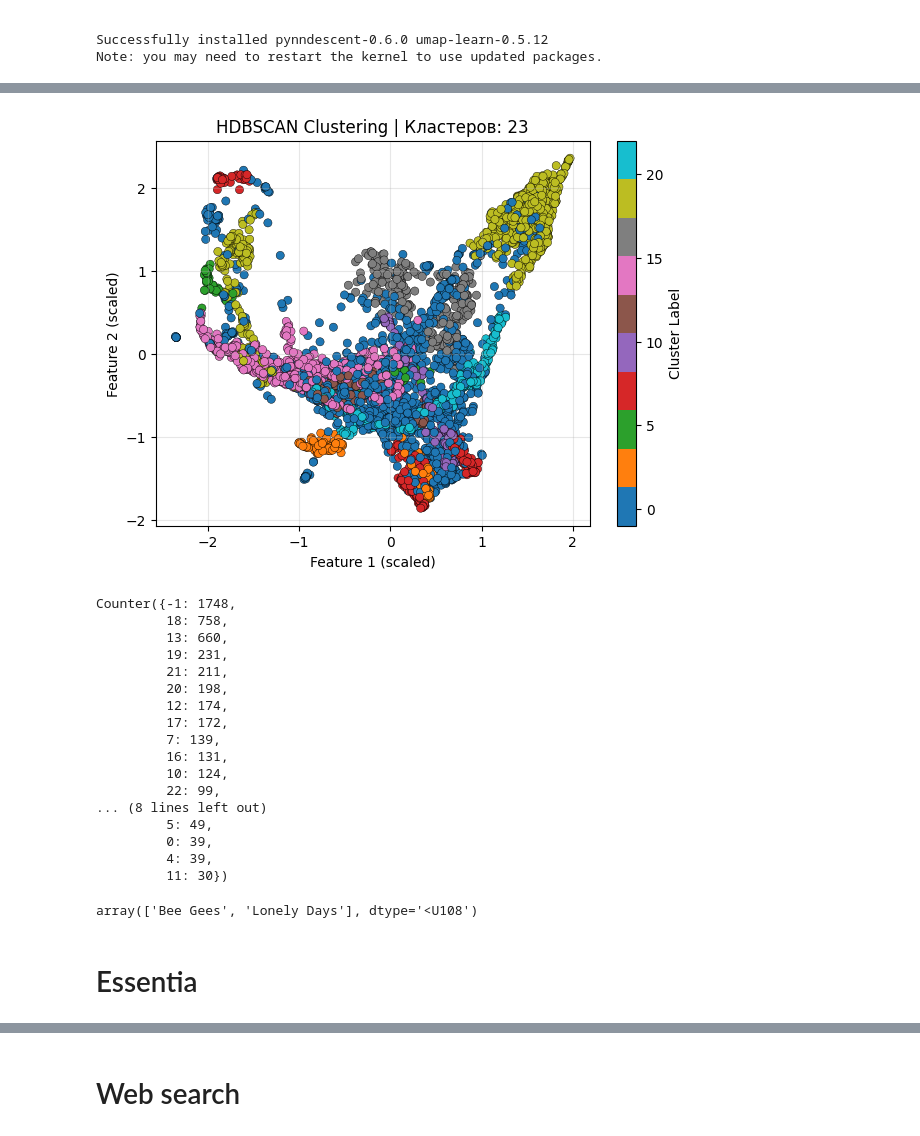
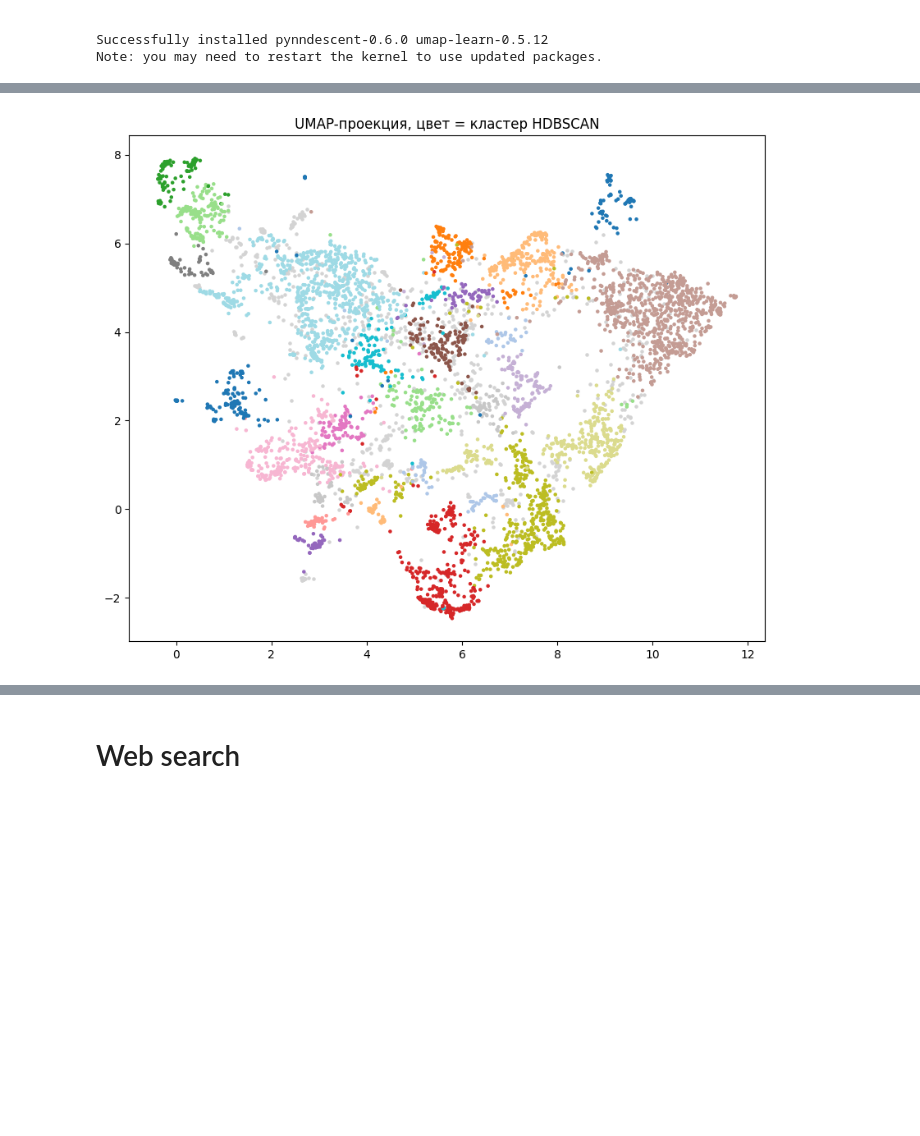
Before and after one commit to mr-racer/lyrics-search, a Jupyter notebook: notebooks/similar_music.ipynb, the cells around one changed output, grey strips where cells are left out. Saved outputs shown, nothing was run; the diff lists cells and outputs as text; code cells hidden in the pictures; blank space fills up the shorter version.

```diff
--- a/notebooks/similar_music.ipynb
+++ b/notebooks/similar_music.ipynb
@@ -569,0 +627,7 @@ X = np.array(X)
+# %%
+X_scaled = StandardScaler().fit_transform(X)   # X имеет форму (5370, 512)
+
+pca = PCA(n_components=100).fit(X_scaled)
+X_pca = pca.transform(X_scaled)
+
+print(X_pca.shape)   # ожидаем (5370, 60): 5370 песен, 60 компонент
@@ -606,53 +743,15 @@ Sun May 10 22:49:04 2026 Finished embedding
 # %%
+import umap
 import matplotlib.pyplot as plt
-import hdbscan
-from sklearn.datasets import make_moons
-from sklearn.preprocessing import StandardScaler
 
-scaler = StandardScaler()
-X_scaled = scaler.fit_transform(X_10d)
+emb = umap.UMAP(n_neighbors=15, min_dist=0.1, random_state=42).fit_transform(X_pca)
 
-# 2️⃣ Обучение HDBSCAN
-clusterer = hdbscan.HDBSCAN(
-    min_cluster_size=30,
-    min_samples=15,
-    metric='euclidean',
-    prediction_data=True,
-    cluster_selection_method='eom'
-)
-
-labels = clusterer.fit_predict(X_scaled)
-
-# 3️⃣ Визуализация
-plt.figure(figsize=(7,5))
-scatter = plt.scatter(X_scaled[:,0], X_scaled[:,1], c=labels, cmap='tab10', s=35, edgecolor='k', linewidth=0.3)
-plt.colorbar(scatter, label='Cluster Label')
-plt.title(f'HDBSCAN Clustering | Кластеров: {len(set(labels)) - (1 if -1 in labels else 0)}')
-plt.xlabel('Feature 1 (scaled)')
-plt.ylabel('Feature 2 (scaled)')
-plt.grid(True, alpha=0.3)
+plt.figure(figsize=(10, 8))
+mask = labels != -1
+plt.scatter(emb[~mask, 0], emb[~mask, 1], c='lightgray', s=5, label='шум')
+plt.scatter(emb[mask, 0], emb[mask, 1], c=labels[mask], cmap='tab20', s=5)
+plt.title('UMAP-проекция, цвет = кластер HDBSCAN')
+# plt.savefig('clusters_umap.png', dpi=150)
 plt.show()
 # %% [output]
-[figure, old version]
+[figure, new version]
-# %%
-from collections import Counter
-c = Counter(labels)
-c
-# %% [output]
-Counter({-1: 1748,
-         18: 758,
-         13: 660,
-         19: 231,
-         21: 211,
-         20: 198,
-         12: 174,
-         17: 172,
-         7: 139,
-         16: 131,
-         10: 124,
-         22: 99,
-... (8 lines left out)
-         5: 49,
-         0: 39,
-         4: 39,
-         11: 30})
@@ -661,6 +757,0 @@ res = np.array(s)[labels == 20]
-# %%
-res[150]
-# %% [output]
-array(['Bee Gees', 'Lonely Days'], dtype='<U108')
-# %% [markdown]
-# Essentia
```
Also changed, not shown: parts of 35 cells of this notebook, 4 other files.
